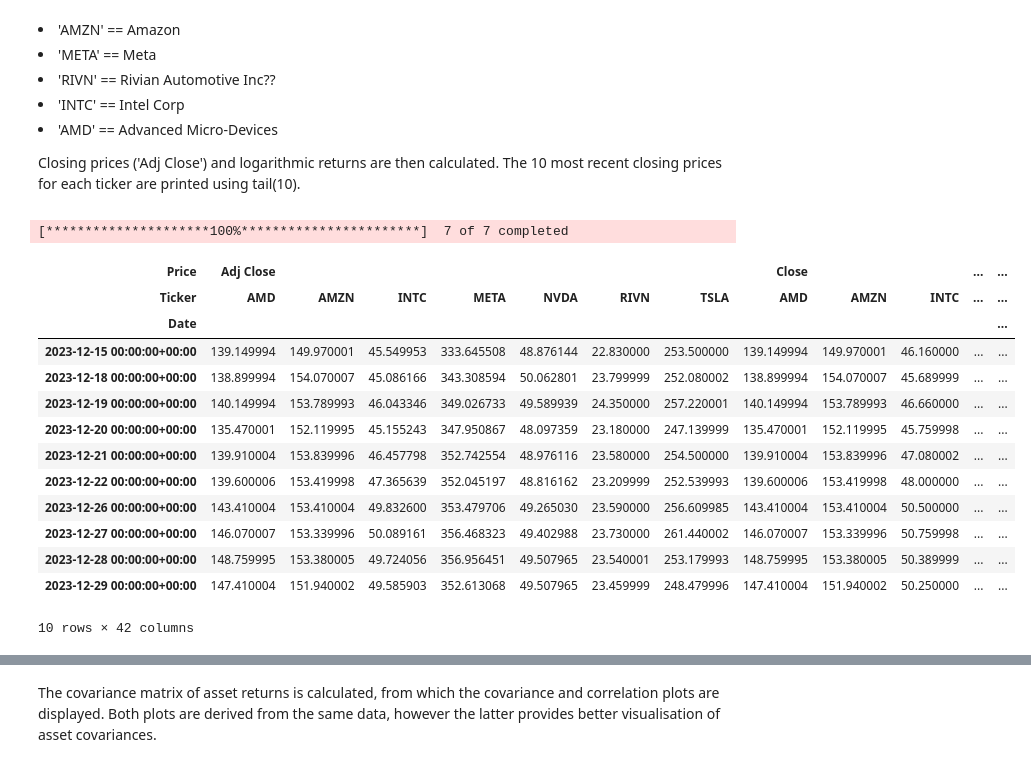
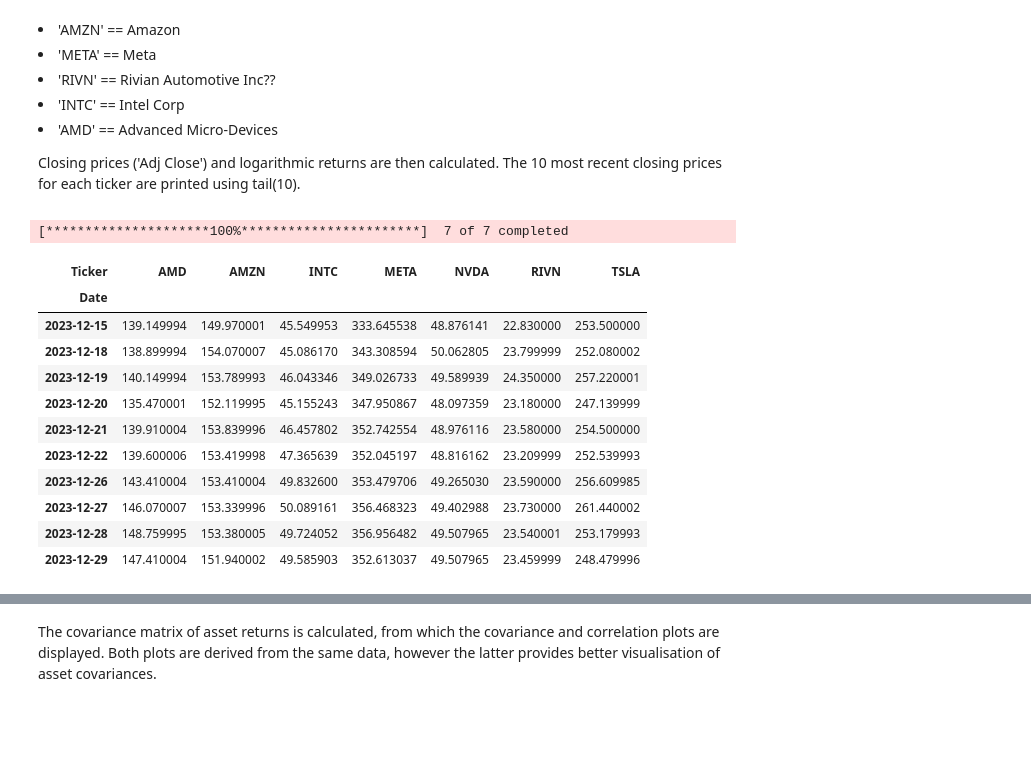
Before and after one commit to chantalmaskell/Black_Litterman_Portfolio_Optimisation, a Jupyter notebook: Completed_Models/fear_greed_BL.ipynb, the cells around one changed output, grey strips where cells are left out. Cells and saved outputs as stored; diff of their text form; code cells hidden in the pictures; blank space fills up the shorter version.

```diff
--- a/Completed_Models/fear_greed_BL.ipynb
+++ b/Completed_Models/fear_greed_BL.ipynb
@@ -34,54 +34,57 @@ tickers = ["TSLA", "NVDA", "AMZN", "META", "RIVN", "INTC", "AMD"]
 start_date = '2014-01-01'
 end_date = '2024-01-01'
 
-data = yf.download(tickers, start=start_date, end=end_date)
-closing_prices = data["Adj Close"]
+data = yf.download(tickers, start=start_date, end=end_date, auto_adjust=True)
+closing_prices = data["Close"]
 returns = np.log(closing_prices / closing_prices.shift(1).dropna())
 
 def get_market_prices_and_caps(tickers, start_date, end_date):
     """
     Retrieves market prices and market capitalisations for a list of stock tickers.
     Market prices are retrieved from the Vanguard S&P 500 index (VOO) based on the
     Adjusted Close column, and market capitalisations are retrieved for each stock.
 
     Parameters:
     tickers: list of str
         List of stock tickers to retrieve market caps for.
     start_date: str in date format
         Start date for period to retrieve market prices.
     end_date: str in date format
         End date for period to retrieve market prices.
 
     Returns:
     market_prices: pd.Series
         Pandas Series of market prices for the VOO index.
     market_caps: dict
         Dictionary of tickers (keys) and market capitalisation (values). If a market cap
         cannot be retrieved, set the value to 'None'.
     """
-    market_prices = yf.download("VOO", start=start_date, end=end_date)["Adj Close"]
+
+    market_prices = yf.download(tickers, start=start_date, end=end_date, auto_adjust=True)
+
+    # Due to yFinance version 0.2.54, the data returns a Dataframe of Dataframes, instead of a Dataframe of Series
+    # Hence, the 'close' column is extracted from the inner Dataframe now
+    market_prices = market_prices["Close"]
 
     market_caps = {}
     for ticker in tickers:
         stock = yf.Ticker(ticker)
         market_caps[ticker] = stock.info.get("marketCap", None)
 
     return market_prices, market_caps
 
-data.tail(10)
+closing_prices.tail(10)
 # %% [output]
 [*********************100%***********************]  7 of 7 completed
-| Price | Adj Close |  |  |  |  |  |  | Close |  |  | ... | ... |
-| Ticker | AMD | AMZN | INTC | META | NVDA | RIVN | TSLA | AMD | AMZN | INTC | ... | ... |
-| Date |  |  |  |  |  |  |  |  |  |  |  | ... |
-| 2023-12-15 00:00:00+00:00 | 139.149994 | 149.970001 | 45.549953 | 333.645508 | 48.876144 | 22.830000 | 253.500000 | 139.149994 | 149.970001 | 46.160000 | ... | ... |
-| 2023-12-18 00:00:00+00:00 | 138.899994 | 154.070007 | 45.086166 | 343.308594 | 50.062801 | 23.799999 | 252.080002 | 138.899994 | 154.070007 | 45.689999 | ... | ... |
-| 2023-12-19 00:00:00+00:00 | 140.149994 | 153.789993 | 46.043346 | 349.026733 | 49.589939 | 24.350000 | 257.220001 | 140.149994 | 153.789993 | 46.660000 | ... | ... |
-| 2023-12-20 00:00:00+00:00 | 135.470001 | 152.119995 | 45.155243 | 347.950867 | 48.097359 | 23.180000 | 247.139999 | 135.470001 | 152.119995 | 45.759998 | ... | ... |
-| 2023-12-21 00:00:00+00:00 | 139.910004 | 153.839996 | 46.457798 | 352.742554 | 48.976116 | 23.580000 | 254.500000 | 139.910004 | 153.839996 | 47.080002 | ... | ... |
-| 2023-12-22 00:00:00+00:00 | 139.600006 | 153.419998 | 47.365639 | 352.045197 | 48.816162 | 23.209999 | 252.539993 | 139.600006 | 153.419998 | 48.000000 | ... | ... |
-| 2023-12-26 00:00:00+00:00 | 143.410004 | 153.410004 | 49.832600 | 353.479706 | 49.265030 | 23.590000 | 256.609985 | 143.410004 | 153.410004 | 50.500000 | ... | ... |
-| 2023-12-27 00:00:00+00:00 | 146.070007 | 153.339996 | 50.089161 | 356.468323 | 49.402988 | 23.730000 | 261.440002 | 146.070007 | 153.339996 | 50.759998 | ... | ... |
-| 2023-12-28 00:00:00+00:00 | 148.759995 | 153.380005 | 49.724056 | 356.956451 | 49.507965 | 23.540001 | 253.179993 | 148.759995 | 153.380005 | 50.389999 | ... | ... |
-| 2023-12-29 00:00:00+00:00 | 147.410004 | 151.940002 | 49.585903 | 352.613068 | 49.507965 | 23.459999 | 248.479996 | 147.410004 | 151.940002 | 50.250000 | ... | ... |
+| Ticker | AMD | AMZN | INTC | META | NVDA | RIVN | TSLA |
+| Date |  |  |  |  |  |  |  |
+| 2023-12-15 | 139.149994 | 149.970001 | 45.549953 | 333.645538 | 48.876141 | 22.830000 | 253.500000 |
+| 2023-12-18 | 138.899994 | 154.070007 | 45.086170 | 343.308594 | 50.062805 | 23.799999 | 252.080002 |
+| 2023-12-19 | 140.149994 | 153.789993 | 46.043346 | 349.026733 | 49.589939 | 24.350000 | 257.220001 |
+| 2023-12-20 | 135.470001 | 152.119995 | 45.155243 | 347.950867 | 48.097359 | 23.180000 | 247.139999 |
+| 2023-12-21 | 139.910004 | 153.839996 | 46.457802 | 352.742554 | 48.976116 | 23.580000 | 254.500000 |
+| 2023-12-22 | 139.600006 | 153.419998 | 47.365639 | 352.045197 | 48.816162 | 23.209999 | 252.539993 |
+| 2023-12-26 | 143.410004 | 153.410004 | 49.832600 | 353.479706 | 49.265030 | 23.590000 | 256.609985 |
+| 2023-12-27 | 146.070007 | 153.339996 | 50.089161 | 356.468323 | 49.402988 | 23.730000 | 261.440002 |
+| 2023-12-28 | 148.759995 | 153.380005 | 49.724052 | 356.956482 | 49.507965 | 23.540001 | 253.179993 |
+| 2023-12-29 | 147.410004 | 151.940002 | 49.585903 | 352.613037 | 49.507965 | 23.459999 | 248.479996 |
-10 rows × 42 columns
```
Also changed, not shown: parts of 2 cells of this notebook, 3 other files.
